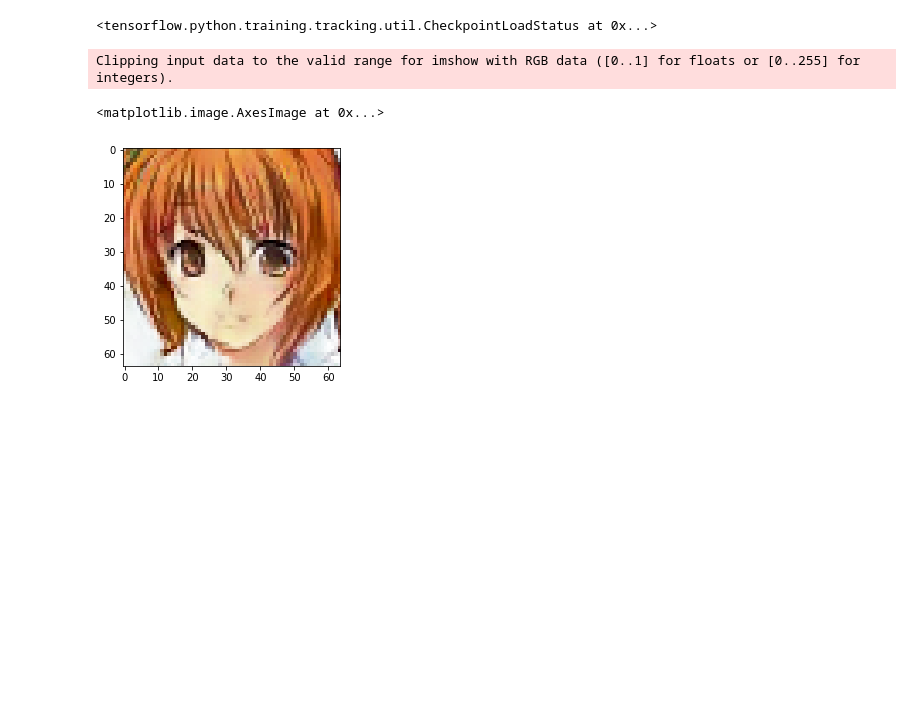
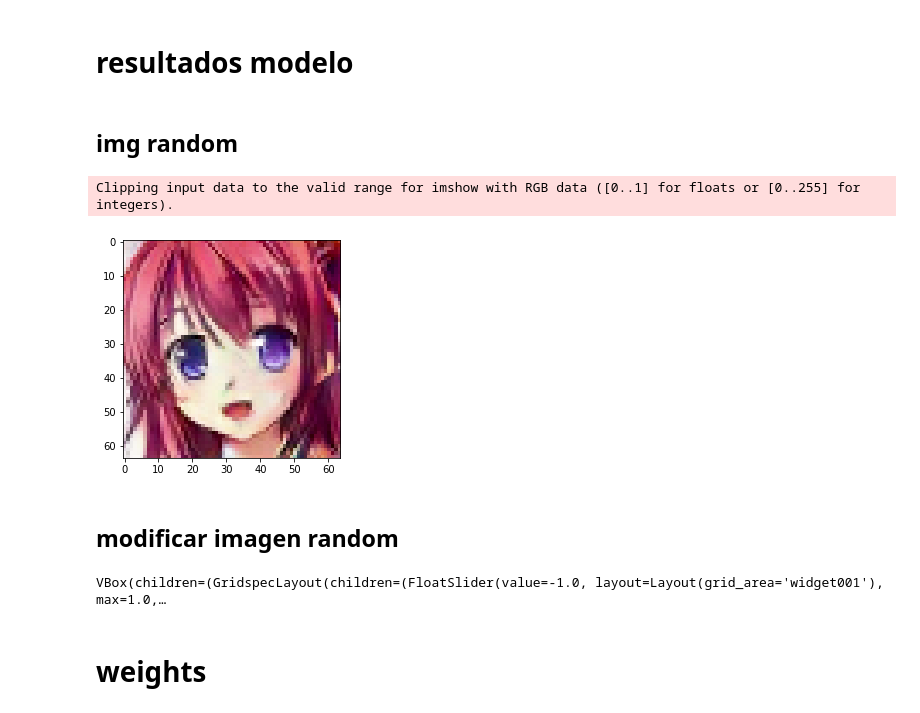
Before and after one commit to franz96521/Waifu_generator, a Jupyter notebook: waifu_generator.ipynb, the cells around one changed output. Cells and saved outputs as stored; diff of their text form; code cells hidden in the pictures; blank space fills up the shorter version.

```diff
--- a/waifu_generator.ipynb
+++ b/waifu_generator.ipynb
@@ -20,5 +18,5 @@ tf.__version__
 # %%
-path = 'model'
+path = 'modelo2.4'
 data_path = "img/anime_faces"
 weights_path = path+'/weights'
 numpy_path= path+'/np'
@@ -234,19 +243,20 @@ gan.compile(
     g_optimizer=tf.keras.optimizers.Adam(lr = 0.0002, beta_1 = 0.5, beta_2 = 0.999 ),
     loss_fn=keras.losses.BinaryCrossentropy(),
 )
-# %%
-gan.load_weights(weights_path+'/final')
-# %% [output]
-<tensorflow.python.training.tracking.util.CheckpointLoadStatus at 0x...>
 # %%
 training = gan.fit(
     dataset, epochs=epochs, callbacks=GANMonitor(1, path = path)
 )
+# %% [markdown]
+# resultados modelo
+# %% [markdown]
+## img random
 # %%
 test_vect =  tf.random.normal(shape=(2, latent_dim))
 test = generator.predict(test_vect)
+original = test[0]
 plt.imshow(test[0])
+np.save(numpy_path+'/random',test_vect[0])
 # %% [output]
 Clipping input data to the valid range for imshow with RGB data ([0..1] for floats or [0..255] for integers).
-<matplotlib.image.AxesImage at 0x...>
-[figure, old version]
+[figure, new version]
@@ -254,0 +263,2 @@ np.save(numpy_path+'/t1',test_vect[0])
+# %% [markdown]
+## modificar imagen random
@@ -254,0 +338,6 @@ np.save(numpy_path+'/t1',test_vect[0])
+# %%
+w.VBox([grid,output,guardar,random])
+# %% [output]
+VBox(children=(GridspecLayout(children=(FloatSlider(value=-1.0, layout=Layout(grid_area='widget001'), max=1.0,…
+# %% [markdown]
+# weights
```
Also changed, not shown: parts of 14 cells of this notebook.
